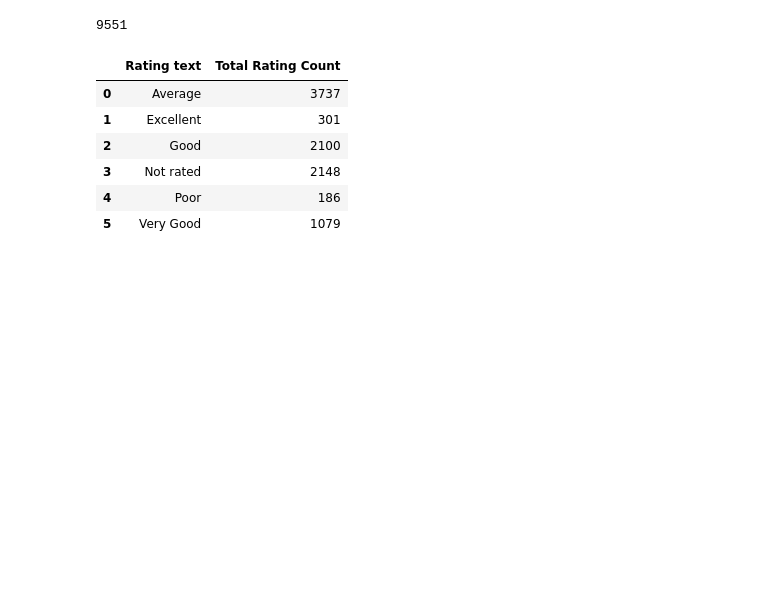
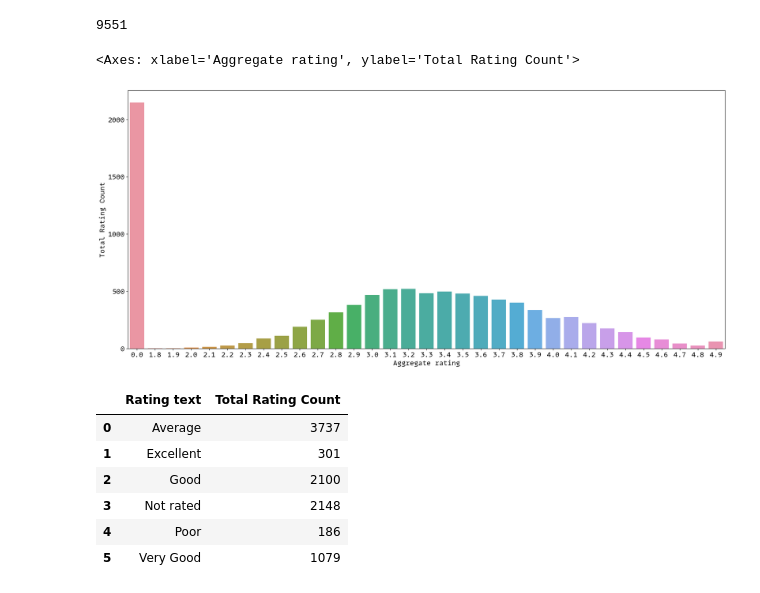
Before and after one commit to karkiayush/zomato_dataset_eda, a Jupyter notebook: analysis.ipynb, the cells around one changed output. Drawn from its saved outputs; the diff is of its cells as text; code cells hidden in the pictures; blank space fills up the shorter version.

Commit message:
working on the bivariate analysis of total rating count with respect to the average aggregate rating

```diff
--- a/analysis.ipynb
+++ b/analysis.ipynb
@@ -388,6 +388,21 @@ rating
 rating["Total Rating Count"].sum()
 # %% [output]
 9551
+# %%
+"""
+0.0: not rated
+1.8 to 2.4: poor rating
+2.5 to 3.4: average rating
+3.5 to 3.9: good rating
+4 to 4.4: very good rating
+4.5 to 4.9: Excellent rating
+"""
+
+plt.figure(figsize=(23, 10))
+sns.barplot(data=rating, x="Aggregate rating", y="Total Rating Count")
+# %% [output]
+<Axes: xlabel='Aggregate rating', ylabel='Total Rating Count'>
+[figure, added]
 # %%
 rating_types_count = rating.groupby("Rating text")["Total Rating Count"].sum()
 rating_types_count = rating_types_count.reset_index()
```
Also changed, not shown: parts of 2 cells of this notebook.
